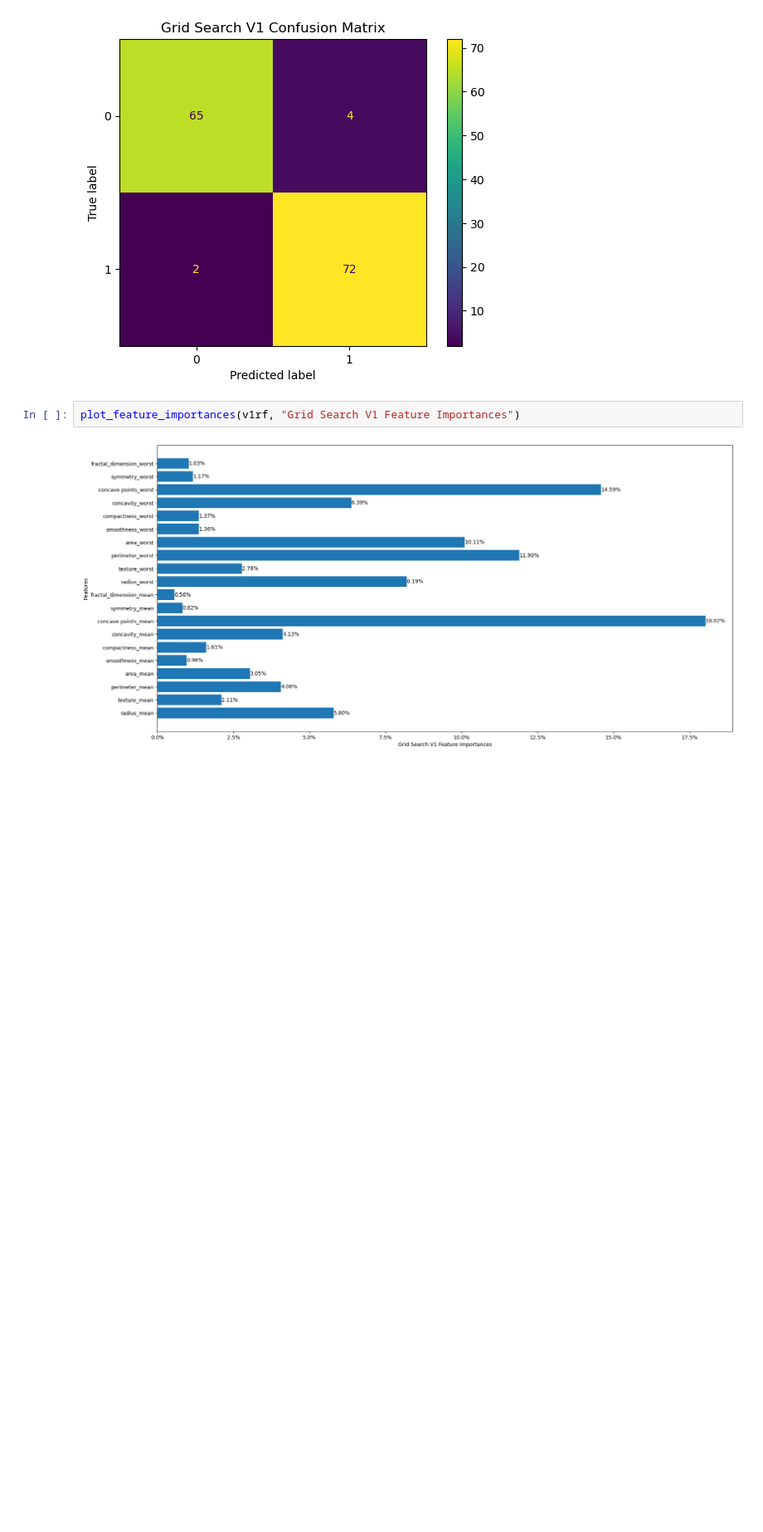
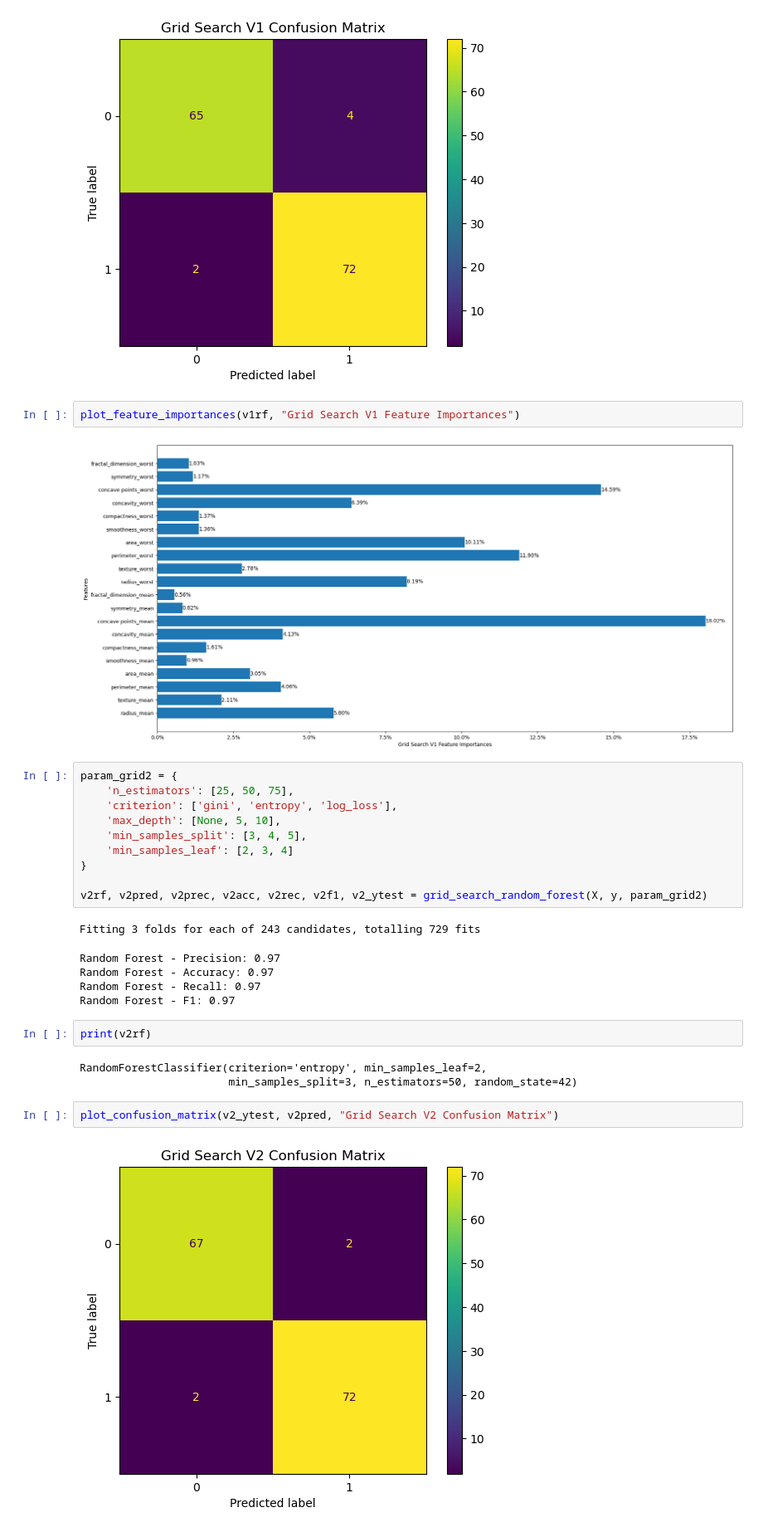
Before and after one commit to m-liv/bc-project, a Jupyter notebook: decision_tree.ipynb, the cells around one changed output. Shown: that part at 83% size. Saved outputs shown, nothing was run; the diff lists cells and outputs as text; blank space fills up the shorter version.

Commit message:
Added another grid search

```diff
--- a/decision_tree.ipynb
+++ b/decision_tree.ipynb
@@ -244,3 +248,28 @@ plot_confusion_matrix(v1_ytest, v1pred, "Grid Search V1 Confusion Matrix")
 plot_feature_importances(v1rf, "Grid Search V1 Feature Importances")
 # %% [output]
 [figure]
+# %%
+param_grid2 = {
+    'n_estimators': [25, 50, 75],
+    'criterion': ['gini', 'entropy', 'log_loss'],
+    'max_depth': [None, 5, 10],
+    'min_samples_split': [3, 4, 5],
+    'min_samples_leaf': [2, 3, 4]
+}
+
+v2rf, v2pred, v2prec, v2acc, v2rec, v2f1, v2_ytest = grid_search_random_forest(X, y, param_grid2)
+# %% [output]
+Fitting 3 folds for each of 243 candidates, totalling 729 fits
+Random Forest - Precision: 0.97
+Random Forest - Accuracy: 0.97
+Random Forest - Recall: 0.97
+Random Forest - F1: 0.97
+# %%
+print(v2rf)
+# %% [output]
+RandomForestClassifier(criterion='entropy', min_samples_leaf=2,
+                       min_samples_split=3, n_estimators=50, random_state=42)
+# %%
+plot_confusion_matrix(v2_ytest, v2pred, "Grid Search V2 Confusion Matrix")
+# %% [output]
+[figure, added]
```
Also changed, not shown: parts of 2 cells of this notebook.
